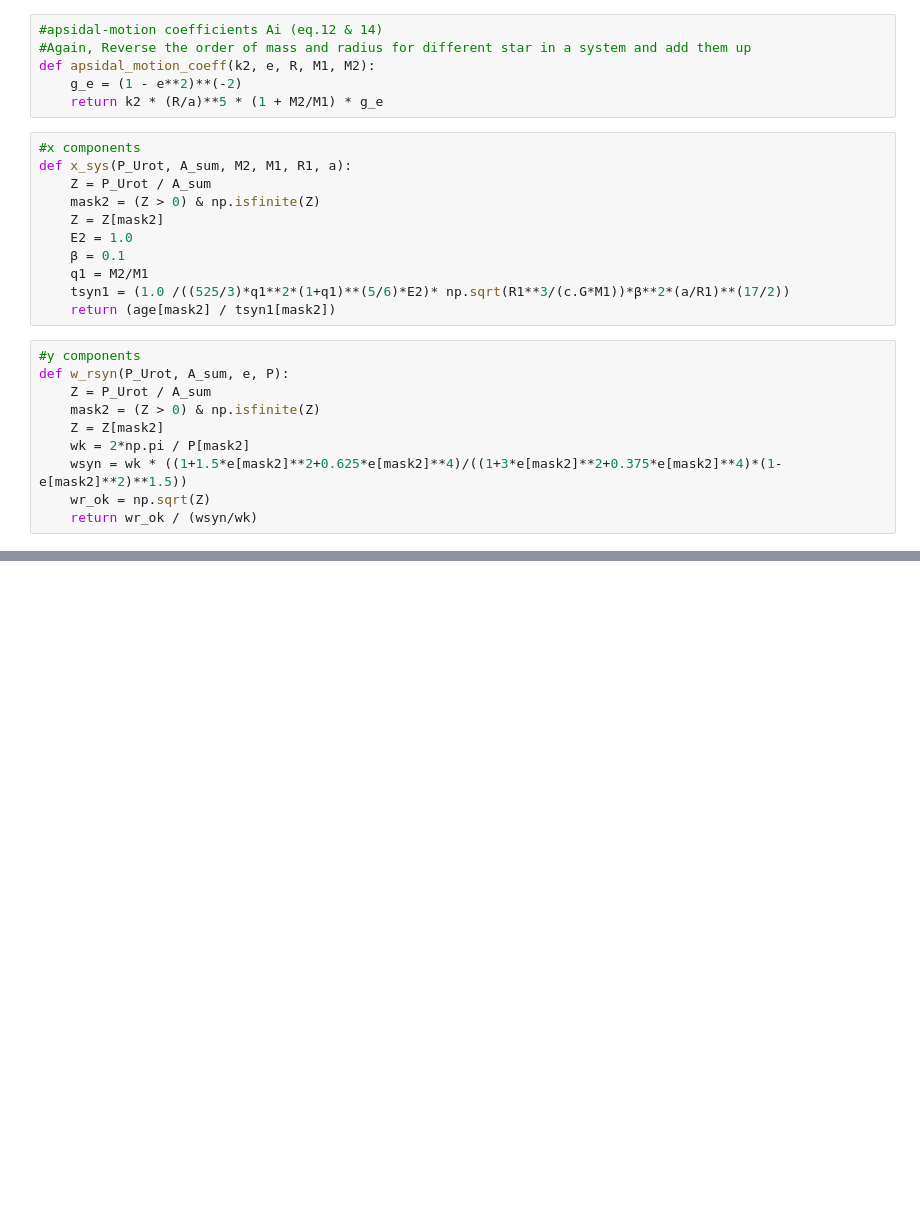
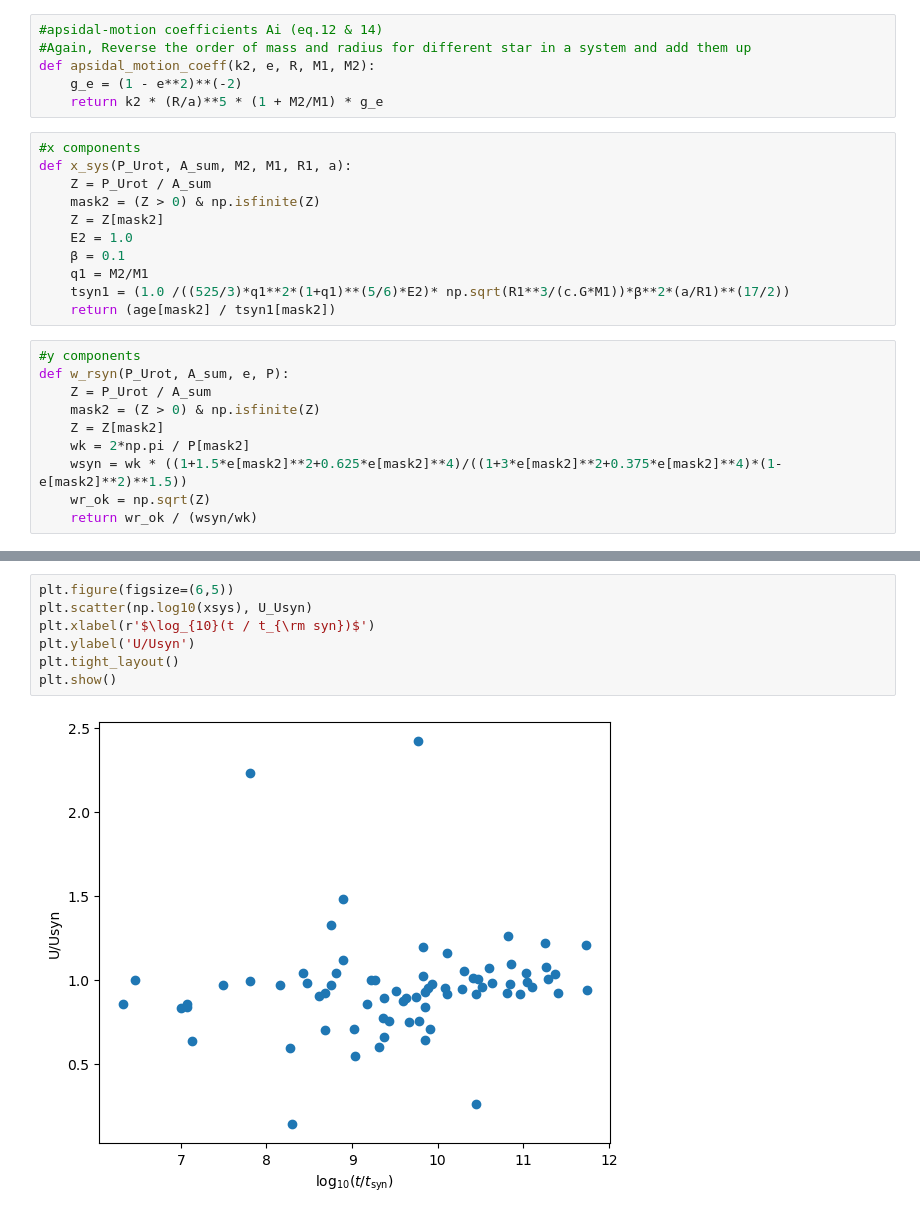
Before and after one commit to haoyu-shen-1122/Apsidal-precession-research, a Jupyter notebook: Reproduction of K&K 2007 fig1.ipynb, the cells around one changed output, grey strips where cells are left out. Drawn from its saved outputs; the diff is of its cells as text; blank space fills up the shorter version.

```diff
--- a/Reproduction of K&K 2007 fig1.ipynb
+++ b/Reproduction of K&K 2007 fig1.ipynb
@@ -198,0 +300,9 @@ plt.show()
+# %%
+plt.figure(figsize=(6,5))
+plt.scatter(np.log10(xsys), U_Usyn)
+plt.xlabel(r'$\log_{10}(t / t_{\rm syn})$')
+plt.ylabel('U/Usyn')
+plt.tight_layout()
+plt.show()
+# %% [output]
+[figure, added]
```
Also changed, not shown: parts of 20 cells of this notebook.
